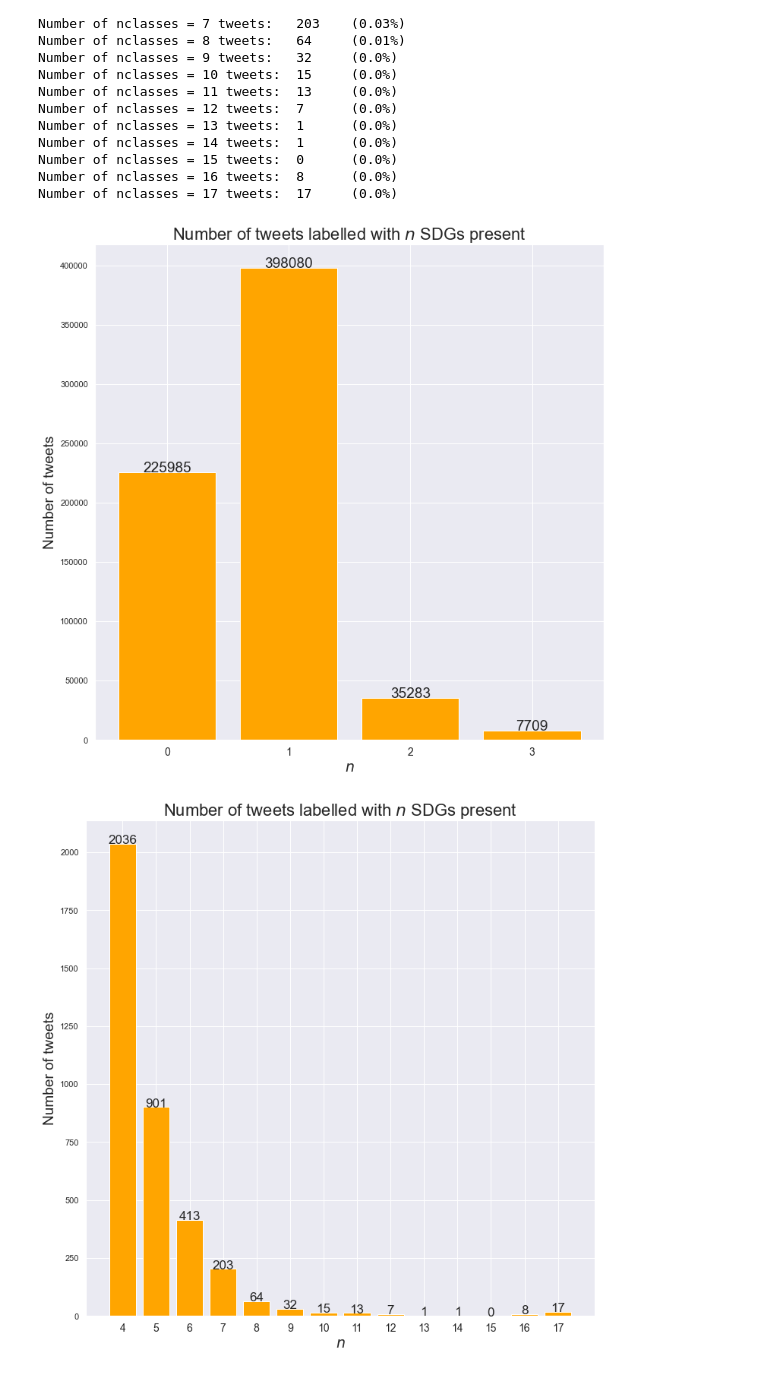
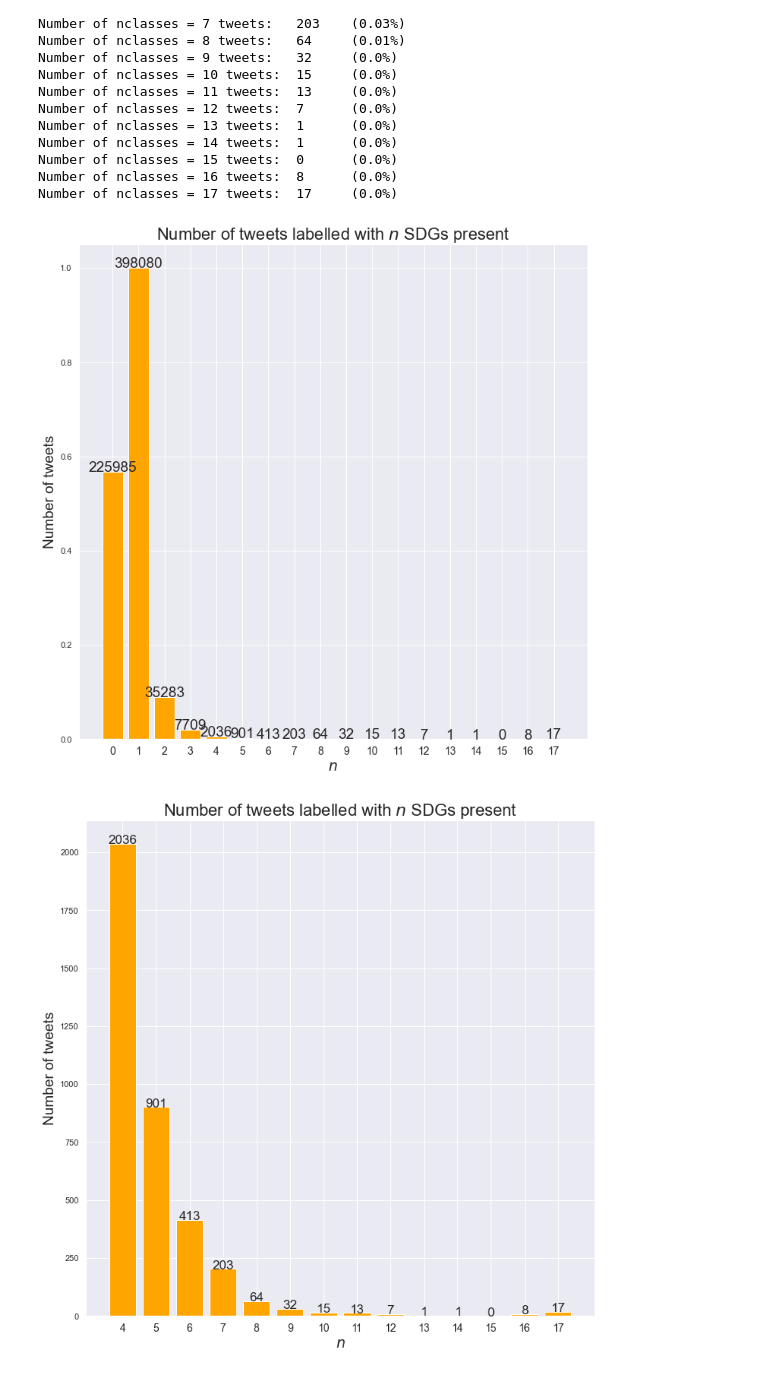
Before and after one commit to Tolsager/SDG_CLF, a Jupyter notebook: EDA/EDA.ipynb, the cells around one changed output. Saved outputs shown, nothing was run; the diff lists cells and outputs as text; code cells hidden in the pictures.

```diff
--- a/EDA/EDA.ipynb
+++ b/EDA/EDA.ipynb
@@ -94,20 +94,22 @@ Number of nclasses = 15 tweets:  0      (0.0%)
 Number of nclasses = 16 tweets:  8      (0.0%)
 Number of nclasses = 17 tweets:  17     (0.0%)
 # %%
+nclass = lambda i: len(en_df[en_df['nclasses'] == i])
 fig = plt.figure(figsize=(12,12))
-x = range(4)
-y = [len(en_df[en_df['nclasses'] == i]) for i in x]
+x = np.arange(18)
+y = [nclass(i) for i in x]
+norm_y = [(i - min(y)) / (max(y)-min(y)) for i in y]
 # print(x,y)
-plt.bar(x, y, color='orange')
-for xi, yi in zip(x, y):
-    plt.text(xi,yi,yi,ha='center', fontsize=19)
+plt.bar(x*2.5, norm_y, color='orange', width=2)
+for xi, yi, text_y in zip(x, norm_y, y):
+    plt.text(xi*2.5,yi,text_y,ha='center', fontsize=19)
 plt.title("Number of tweets labelled with $n$ SDGs present",fontsize=22)
-plt.xticks(x,x, fontsize=14)
+plt.xticks(x*2.5,x, fontsize=14)
 plt.xlabel("$n$", fontsize=19)
 plt.ylabel("Number of tweets", fontsize=19)
 plt.show()
 # %% [output]
-[figure, old version]
+[figure, new version]
 # %%
 fig = plt.figure(figsize=(12,12))
 x = range(4,18)
```
Also changed, not shown: parts of 53 cells of this notebook.
